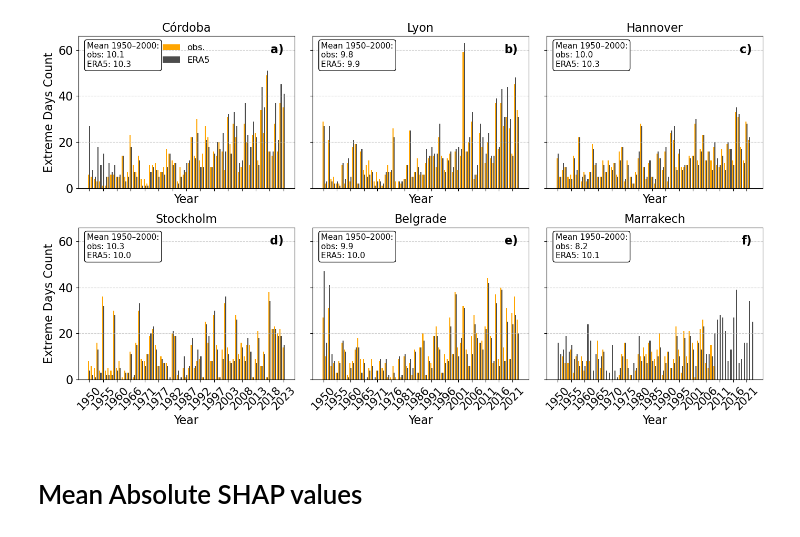
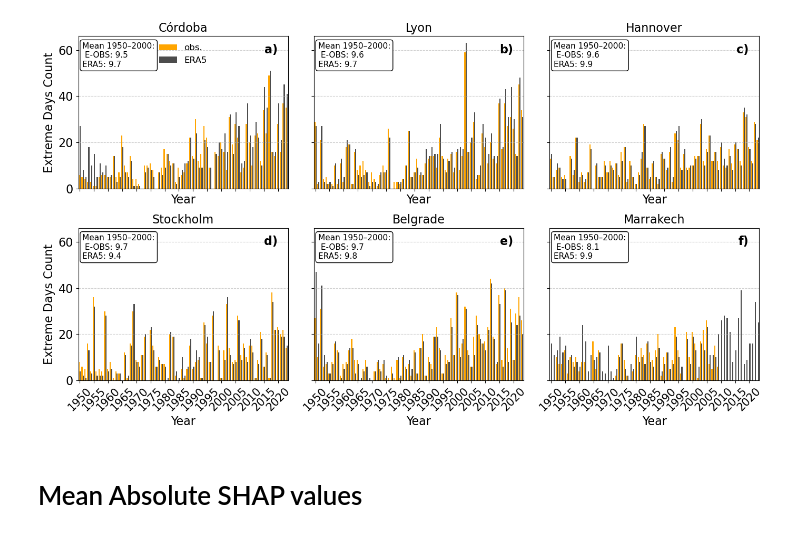
Before and after one commit to brunagravalos/quantifydrivershw-bruna, a Jupyter notebook: src/quantifydrivers/notebooks/shap_values_all_locations.ipynb, the cells around one changed output. Cells and saved outputs as stored; diff of their text form; code cells hidden in the pictures.

```diff
--- a/src/quantifydrivers/notebooks/shap_values_all_locations.ipynb
+++ b/src/quantifydrivers/notebooks/shap_values_all_locations.ipynb
@@ -159,98 +127,86 @@ Same plot as in the previous block but including data from E-OBS gridded dataset
 # %%
+import numpy as np
+import pandas as pd
+import matplotlib.pyplot as plt
+import pickle
+import matplotlib.ticker as ticker
 
-# List of site names (file identifiers) and their display titles for plots
 sites = ['cordoba', 'lyon', 'hannover', 'stockholm', 'belgrado', 'marrakech']
 sites_title = ['Córdoba', 'Lyon', 'Hannover', 'Stockholm', 'Belgrade', 'Marrakech']
 
-# Create subplots with shared axes - 2 rows, 3 columns
+# Create subplots with shared axes
 fig, axes = plt.subplots(2, 3, figsize=(14, 8), sharey='row', sharex='col')
-# Flatten the 2D array of axes to 1D for easier iteration
 axes = axes.flatten()
 
-# Create date range from 1950 to 2023 with daily frequency
 date_range = pd.date_range(start='1950-01-01', end='2023-12-31', freq='D')
-
 filtered_dates = np.array([
     d for d in date_range
     if d.month in [6, 7, 8] and not (d.year == 2024 and d.month == 7 and d.day == 31)
 ])
 
-# Set width for grouped bars
+# Define common years range
+common_years = range(1950, 2024)  # 1950 to 2023 inclusive
+
 bar_width = 0.4
 
-# Loop through each site to create individual comparison plots
 for i, site in enumerate(sites):
     print(f"Doing site: {site}")
 
-    # First dataset (observation-based)
-    dataset = functions_NN_extremes.ERA5LandDataset_extremes_location_swvl_averaged(
-        file_path=f"/file/path/",
+    # First dataset (original)
+    dataset = functions_ML.ERA5LandDataset_extremes_location_swvl_averaged(
+        file_path=f"/gpfs/scratch/bsc32/bsc167965/tfm_data/era5_land/obs_lagged_anomalies_and_event_detection/obs_{site}_lagged_standarized_anomalies_and_extreme_detection.nc",
         start_date="1950-01-03", end_date="2023-12-31", months=[6,7,8])
 
-    # Extract true labels from observation dataset
     y_true = dataset.labels
-    # Create DataFrame with dates and observation labels
     df = pd.DataFrame({'date': filtered_dates, 'label': y_true})
-    # Extract year from date for grouping
     df['year'] = df['date'].dt.year
-    # Count number of extreme days (label = 1) per year for observations
     counts_obs = df[df['label'] == 1].groupby('year').size()
 
-    # Second dataset
-    dataset_alt = functions_NN_extremes.ERA5LandDataset_extremes_location_swvl_averaged(
-        file_path= "file/path/",
+    # Second dataset (altered std)
+    dataset_alt = functions_ML.ERA5LandDataset_extremes_location_swvl_averaged(
+        file_path=f"/gpfs/scratch/bsc32/bsc167965/tfm_data/era5_land/lagged_anomalies_and_event_detection/90p_{site}_lagged_standarized_anomalies_and_extreme_detection.nc",
         start_date="1950-01-03", end_date="2023-12-31", months=[6,7,8])
 
-    # Extract true labels from ERA5 dataset
     y_true_alt = dataset_alt.labels
-    # Create DataFrame with dates and ERA5 labels
     df_alt = pd.DataFrame({'date': filtered_dates, 'label': y_true_alt})
-    # Extract year from date for grouping
     df_alt['year'] = df_alt['date'].dt.year
-    # Count number of extreme days (label = 1) per year for ERA5
     counts_alt = df_alt[df_alt['label'] == 1].groupby('year').size()
 
-    # Align both datasets to the same set of years (union of all years)
-    all_years = sorted(set(counts_obs.index).union(set(counts_alt.index)))
-    # Reindex both series to include all years, filling missing years with 0
-    counts_obs = counts_obs.reindex(all_years, fill_value=0)
-    counts_alt = counts_alt.reindex(all_years, fill_value=0)
+    # Reindex both datasets to the common years range, filling missing years with 0
+    counts_obs = counts_obs.reindex(common_years, fill_value=0)
+    counts_alt = counts_alt.reindex(common_years, fill_value=0)
 
-    # Calculate mean extreme days count for baseline period (1950-2000) for both datasets
     mean_counts_obs = np.mean(counts_obs.loc[1950:2000])
     mean_counts_alt = np.mean(counts_alt.loc[1950:2000])
 
-    # Plot the comparison bars
+    # Plot
     ax = axes[i]
     ax.clear()
 
-    # Create x positions for grouped bars
-    x = np.arange(len(all_years))
-    # Plot observation counts as orange bars (left side of each group)
+    x = np.arange(len(common_years))
     ax.bar(x - bar_width/2, counts_obs.values, width=bar_width, color='orange', label='obs.')
-    # Plot ERA5 counts as black bars (right side of each group)
     ax.bar(x + bar_width/2, counts_alt.values, width=bar_width, color='black', alpha=0.7, label='ERA5')
 
-    # Set plot title and labels
     ax.set_title(sites_title[i], fontsize=16)
     ax.set_xlabel('Year', fontsize=16)
-    # Set x-axis ticks to show every 5 years
-    ax.set_xticks(x[::5])
-    # Set x-axis tick labels with rotation for readability
-    ax.set_xticklabels([str(year) for year in all_years][::5], rotation=45, fontsize=15)
 
-    # Only set ylabel for leftmost plots (first column)
+    # Set consistent x-axis ticks for all subplots
+    tick_positions = np.arange(0, len(common_years), 5)  # Every 5 years
+    tick_labels = [str(year) for year in common_years[::5]]
+
+    ax.set_xticks(tick_positions)
+    ax.set_xticklabels(tick_labels, rotation=45, fontsize=15)
+
     if i % 3 == 0:
         ax.set_ylabel('Extreme Days Count', fontsize=16)
 
-    # Set y-axis tick label font size
     ax.tick_params(axis='y', labelsize=16)
-    # Add horizontal grid lines for easier reading
     ax.grid(axis='y', linestyle='--', alpha=0.6)
-    # Set consistent y-axis limits across all plots
     ax.set_ylim(0, 66)
 
-    # Add subplot label (a), b), c), etc.) in top-right corner
+    # Set consistent x-axis limits for all subplots
+    ax.set_xlim(-0.5, len(common_years) - 0.5)
+
     ax.text(0.95, 0.95, f'{chr(97+i)})',
             transform=ax.transAxes,
             fontsize=16,
@@ -258,20 +214,18 @@ for i, site in enumerate(sites):
             va='top',
             ha='right')
 
-    # Add text box showing mean counts for both datasets during baseline period
-    ax.text(0.04, 0.96,
-            f"Mean 1950–2000:\nobs: {mean_counts_obs:.1f}\nERA5: {mean_counts_alt:.1f}",
+    ax.text(0.02, 0.96,
+            f"Mean 1950–2000:\n E-OBS: {mean_counts_obs:.1f}\nERA5: {mean_counts_alt:.1f}",
             transform=ax.transAxes,
             fontsize=11,
             verticalalignment='top',
             bbox=dict(boxstyle="round", facecolor="white"))
 
-# Add legend to the first subplot showing the color coding for both datasets
+# Add legend to the first subplot
 axes[0].legend(fontsize=12, loc='upper center', frameon=False)
 
-# Adjust layout to prevent overlapping elements
 plt.tight_layout()
-# Display the plot
+plt.savefig("/home/bsc/bsc167965/TFM/input_data/arnau-tfm/plots/obs_TX_yearly_counts_extremes_locations_groupedbars.pdf")
 plt.show()
 # %% [output]
 Doing site: cordoba
@@ -283,4 +238,4 @@ Doing site: marrakech
-[figure, old version]
+[figure, new version]
 # %% [markdown]
 # Mean Absolute SHAP values
 # %%
```
Also changed, not shown: parts of 16 cells of this notebook, 20 other files.
